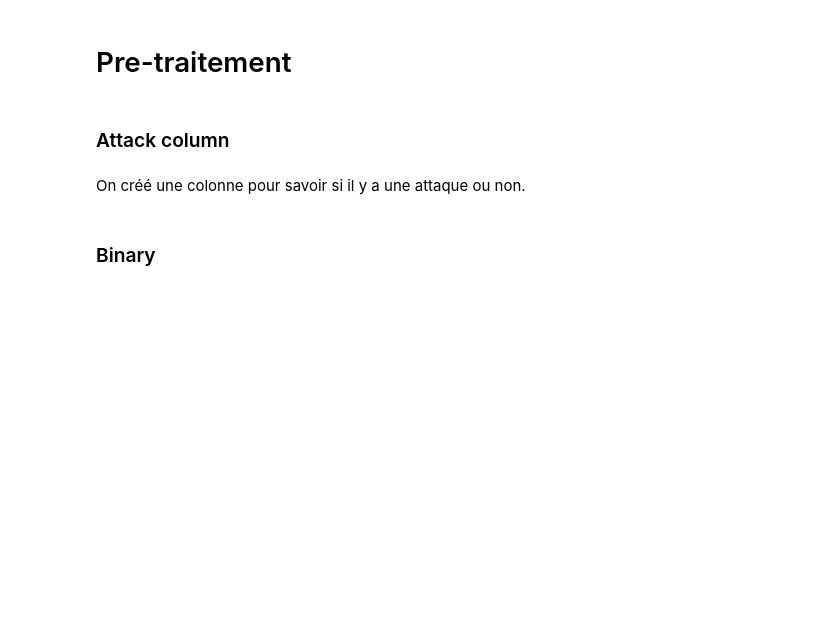
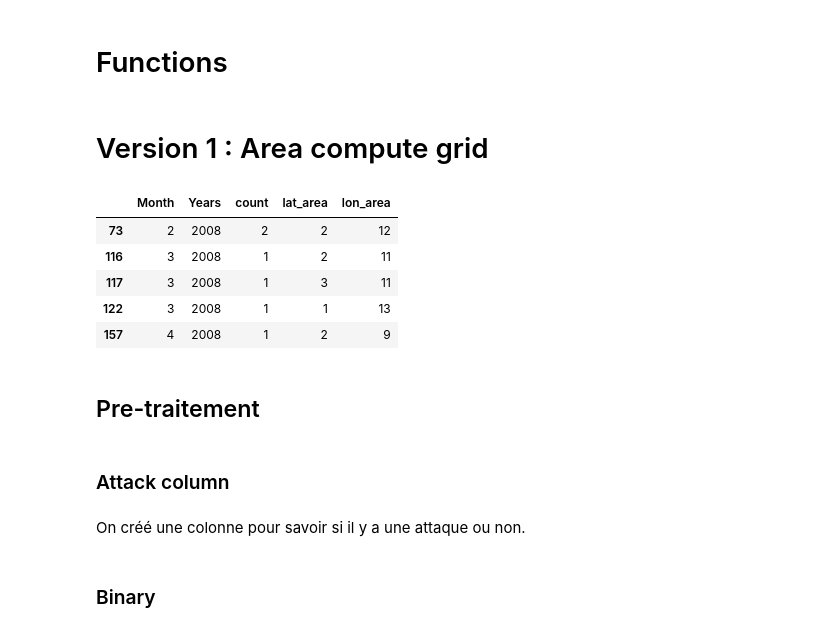
Before and after one commit to ifrebault/PiracyAttackPrediction, a Jupyter notebook: Machine_learning/ML.area.ipynb, the cells around one changed output. Saved outputs shown, nothing was run; the diff lists cells and outputs as text; code cells hidden in the pictures; blank space fills up the shorter version.

```diff
--- a/Machine_learning/ML.area.ipynb
+++ b/Machine_learning/ML.area.ipynb
@@ -24,3 +24,5 @@ import matplotlib.pyplot as plt
 from sklearn import svm,tree
 from sklearn.externals.six import StringIO
 import pydot
+# %% [markdown]
+# Functions
@@ -27,7 +35,17 @@ import pydot
+# %% [markdown]
+# Version 1 : Area compute grid
 # %%
 df = pd.read_csv('../data/aden_golfe_matrix_area.csv',sep=';')
+df[df["count"]>0].head()
+# %% [output]
+|  | Month | Years | count | lat_area | lon_area |
+| 73 | 2 | 2008 | 2 | 2 | 12 |
+| 116 | 3 | 2008 | 1 | 2 | 11 |
+| 117 | 3 | 2008 | 1 | 3 | 11 |
+| 122 | 3 | 2008 | 1 | 1 | 13 |
+| 157 | 4 | 2008 | 1 | 2 | 9 |
 # %% [markdown]
-# Pre-traitement
+## Pre-traitement
 # %% [markdown]
 ### Attack column
 # %% [markdown]
```
Also changed, not shown: parts of 29 cells of this notebook, 11 other files.
